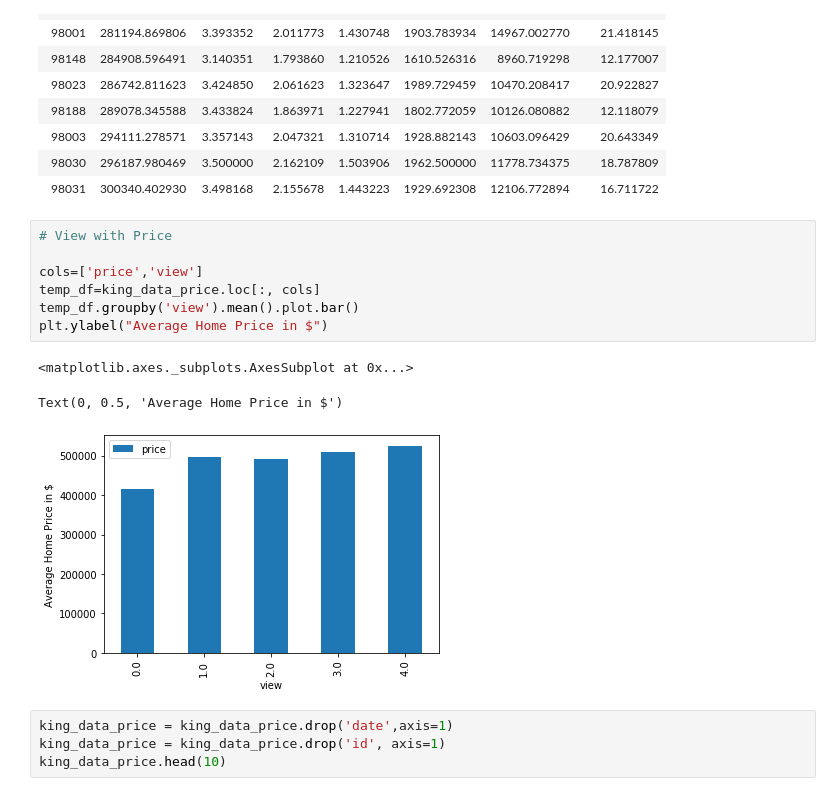
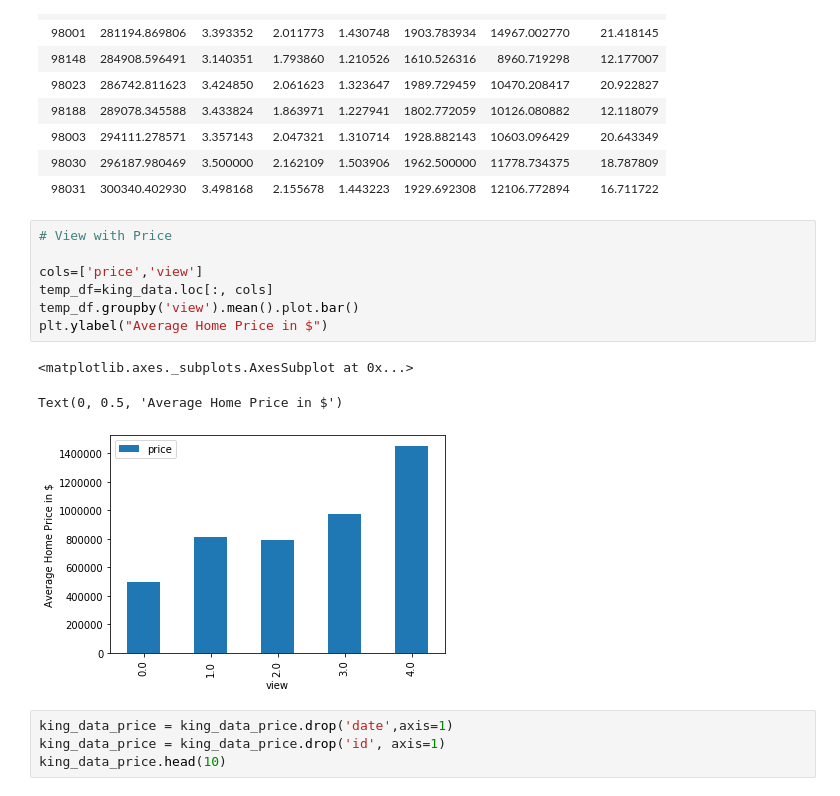
Before and after one commit to Menonvid/King-county, a Jupyter notebook: student.ipynb, the cells around one changed output. Cells and saved outputs as stored; diff of their text form.

```diff
--- a/student.ipynb
+++ b/student.ipynb
@@ -600,14 +592,14 @@ temp.sort_values(by=('price')).head(10)
 # %%
 # View with Price
 
 cols=['price','view']
-temp_df=king_data_price.loc[:, cols]
+temp_df=king_data.loc[:, cols]
 temp_df.groupby('view').mean().plot.bar()
 plt.ylabel("Average Home Price in $")
 # %% [output]
 <matplotlib.axes._subplots.AxesSubplot at 0x...>
 Text(0, 0.5, 'Average Home Price in $')
-[figure, old version]
+[figure, new version]
 # %%
 king_data_price = king_data_price.drop('date',axis=1)
 king_data_price = king_data_price.drop('id', axis=1)
```
Also changed, not shown: parts of 33 cells of this notebook.
